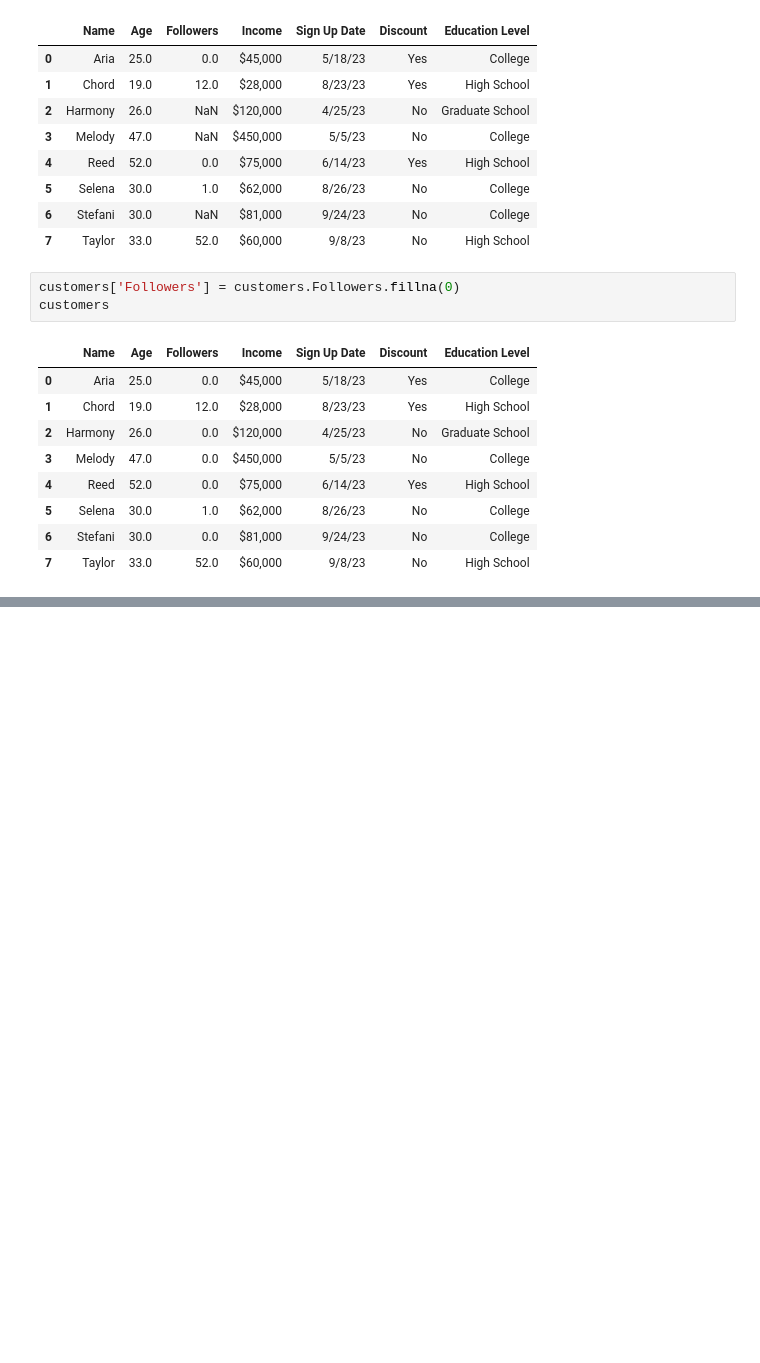
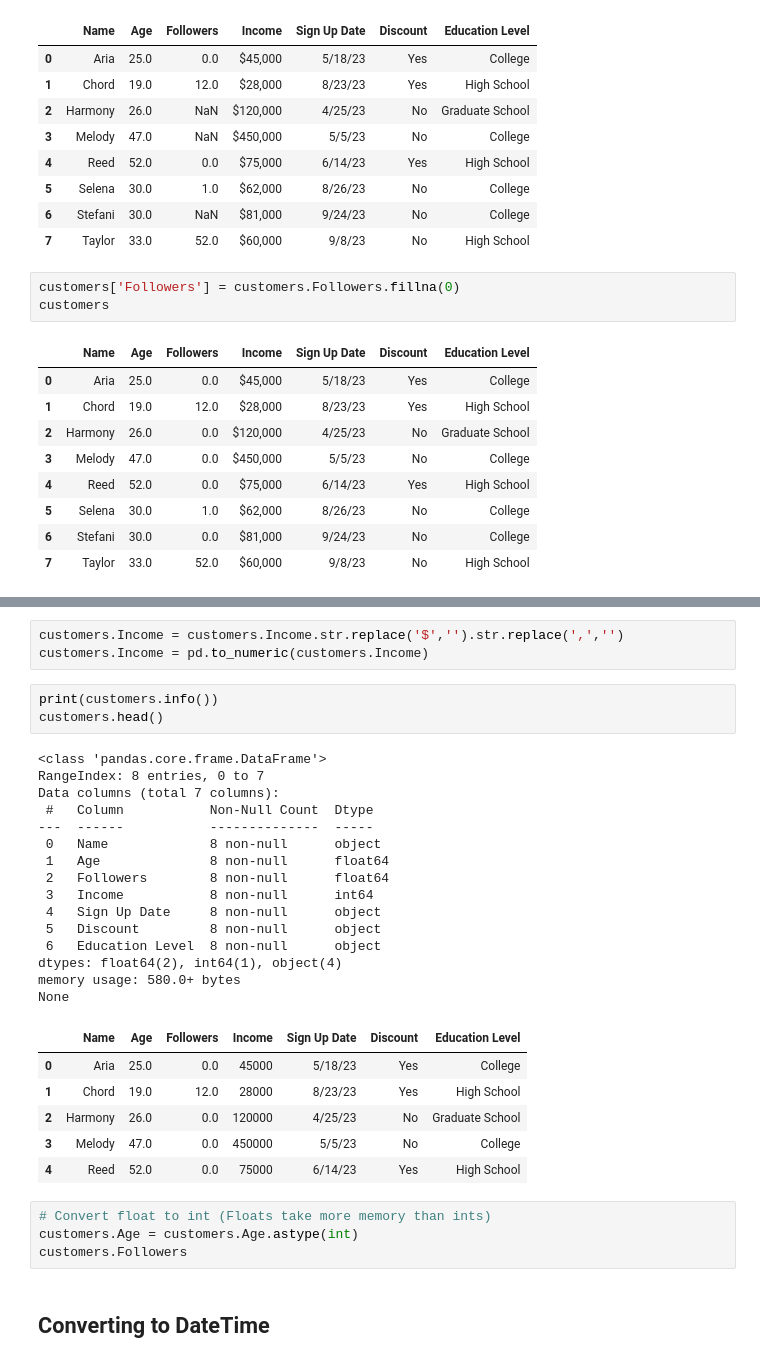
Before and after one commit to Camiloesp/PythonDataScience_UnsupervisedML, a Jupyter notebook: 1_DataPrep.ipynb, the cells around one changed output, grey strips where cells are left out. Saved outputs shown, nothing was run; the diff lists cells and outputs as text; blank space fills up the shorter version.

Commit message:
Converting columns type to numeric values

```diff
--- a/1_DataPrep.ipynb
+++ b/1_DataPrep.ipynb
@@ -185,0 +206,34 @@ customers
+# %%
+customers.Income = customers.Income.str.replace('$','').str.replace(',','')
+customers.Income = pd.to_numeric(customers.Income)
+# %%
+print(customers.info())
+customers.head()
+# %% [output]
+<class 'pandas.core.frame.DataFrame'>
+RangeIndex: 8 entries, 0 to 7
+Data columns (total 7 columns):
+ #   Column           Non-Null Count  Dtype
+---  ------           --------------  -----
+ 0   Name             8 non-null      object
+ 1   Age              8 non-null      float64
+ 2   Followers        8 non-null      float64
+ 3   Income           8 non-null      int64
+ 4   Sign Up Date     8 non-null      object
+ 5   Discount         8 non-null      object
+ 6   Education Level  8 non-null      object
+dtypes: float64(2), int64(1), object(4)
+memory usage: 580.0+ bytes
+None
+|  | Name | Age | Followers | Income | Sign Up Date | Discount | Education Level |
+| 0 | Aria | 25.0 | 0.0 | 45000 | 5/18/23 | Yes | College |
+| 1 | Chord | 19.0 | 12.0 | 28000 | 8/23/23 | Yes | High School |
+| 2 | Harmony | 26.0 | 0.0 | 120000 | 4/25/23 | No | Graduate School |
+| 3 | Melody | 47.0 | 0.0 | 450000 | 5/5/23 | No | College |
+| 4 | Reed | 52.0 | 0.0 | 75000 | 6/14/23 | Yes | High School |
+# %%
+# Convert float to int (Floats take more memory than ints)
+customers.Age = customers.Age.astype(int)
+customers.Followers
+# %% [markdown]
+## Converting to DateTime
```
Also changed, not shown: parts of 2 cells of this notebook.
